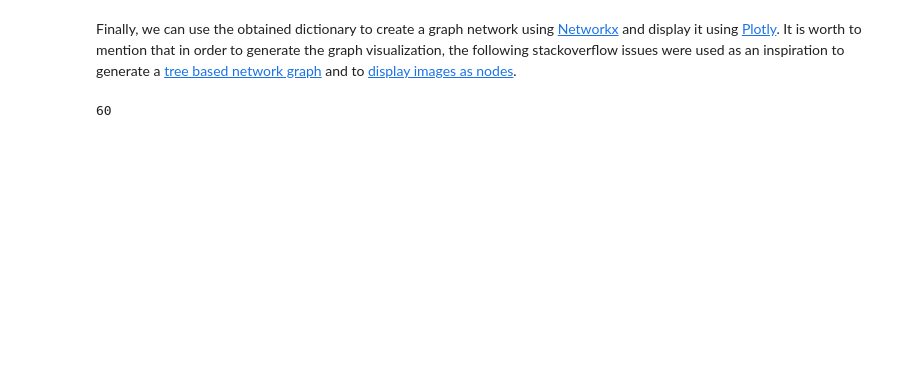
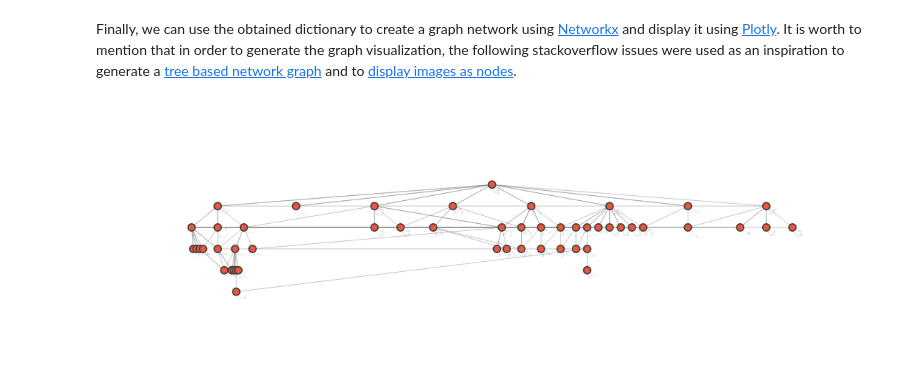
Before and after one commit to enviPath/enviPath-python, a Jupyter notebook: docs/source/tutorials/transformation_product_prediction.ipynb, the cells around one changed output. Drawn from its saved outputs; the diff is of its cells as text; code cells hidden in the pictures; blank space fills up the shorter version.

```diff
--- a/docs/source/tutorials/transformation_product_prediction.ipynb
+++ b/docs/source/tutorials/transformation_product_prediction.ipynb
@@ -187,35 +187,33 @@ G.add_edges_from(edges)
 
 pos = hierarchy_pos(G,compound_input["smiles"])
 
-edge_x = []
-edge_y = []
+edge_positions = {"x": [], "y": []}
 root_node = list(G.edges.keys())[0][0]
 x, y = pos[root_node]
-node_x = [x]
-node_y = [y]
+
+edge_positions = {"x": [], "y": []}
+node_positions = {"smiles": [root_node], "x": [x], "y": [y]}
 text = [f'<b>SMILES: {root_node}</b><br><b>Probability</b>: {validated_TPs[root_node]["node_probability"]}']
 for edge in G.edges.data():
     x0, y0 = pos[edge[0]]
     x1, y1 = pos[edge[1]]
-    edge_x.extend([x0, x1])
-    edge_y.extend([y0, y1])
-    node_x.append(x1)
-    node_y.append(y1)
-    text.append(f'<b>SMILES: {edge[1]}</b><br><b>Probability</b>: {edge[2]["node_probability"]}<br><b>Rules</b>: {edge[2]["rule"]}')
+    edge_positions["x"].extend([x0, x1])
+    edge_positions["y"].extend([y0, y1])
+    if edge[1] not in node_positions["smiles"]:
+        node_positions["smiles"].append(edge[1])
+        node_positions["x"].append(x1)
+        node_positions["y"].append(y1)
+        text.append(f'<b>SMILES: {edge[1]}</b><br><b>Probability</b>: {edge[2]["node_probability"]}<br><b>Rules</b>: {edge[2]["rule"]}')
 
 edge_trace = go.Scatter(
-    x=edge_x, y=edge_y,
+    x=edge_positions["x"], y=edge_positions["y"],
     line=dict(width=0.5, color='#888'),
     mode='lines',
     hoverinfo='text')
 
 
-for node in G.nodes():
-    x, y = pos[node]
-    text.append(node)
-
 node_trace = go.Scatter(
-    x=node_x, y=node_y,
+    x=node_positions["x"], y=node_positions["y"],
     mode='markers',
     hoverinfo='text',
     marker=dict(
@@ -224,35 +222,33 @@ node_trace = go.Scatter(
     text=text)
 
 axis=dict(showline=False,
           zeroline=False,
           showgrid=False,
           showticklabels=False,
           title=''
           )
 
 layout = go.Layout(showlegend=False, xaxis=go.layout.XAxis(axis), yaxis=go.layout.YAxis(axis),
                    plot_bgcolor='rgba(0, 0, 0, 0)', paper_bgcolor='rgba(0, 0, 0, 0)', )
 fig = go.Figure(data=[edge_trace, node_trace], layout=layout)
 
 xVals = fig['data'][1]['x']
 yVals = fig['data'][1]['y']
 
-for (i, smiles) in enumerate(G.nodes()):
+for (i, smiles) in enumerate(node_positions["smiles"]):
     mol = Chem.MolFromSmiles(smiles)
     img = Draw.MolToImage(mol)
     fig.add_layout_image(dict(
         source=img,
         x=xVals[i],
         y=yVals[i],
         xref="x",
         yref="y",
         sizex=0.1,
         sizey=0.1,
         opacity=0.7,
         layer="below"
     ))
 fig.show()
+# %% [output]
+[figure, added]
-# %%
-len(G.edges())
-# %% [output]
-60
```
